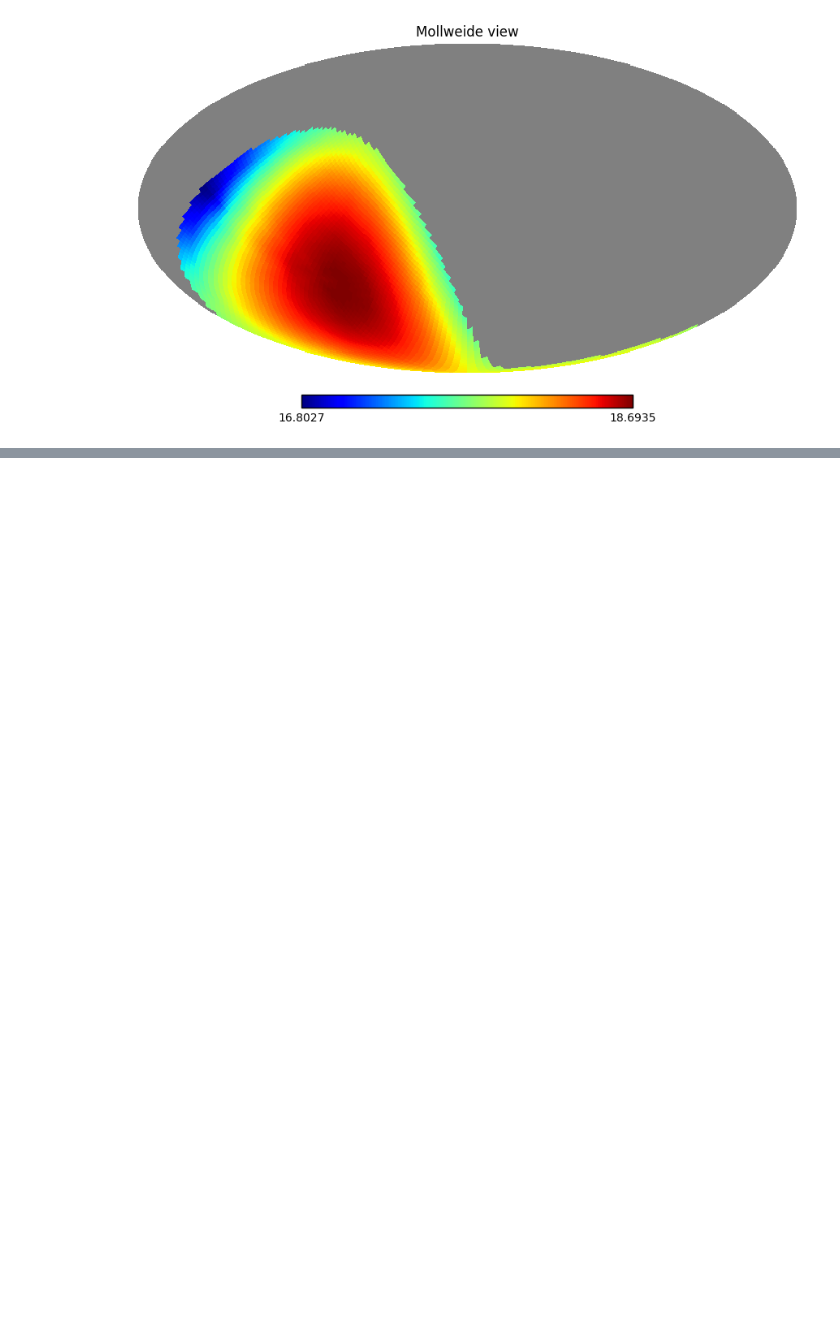
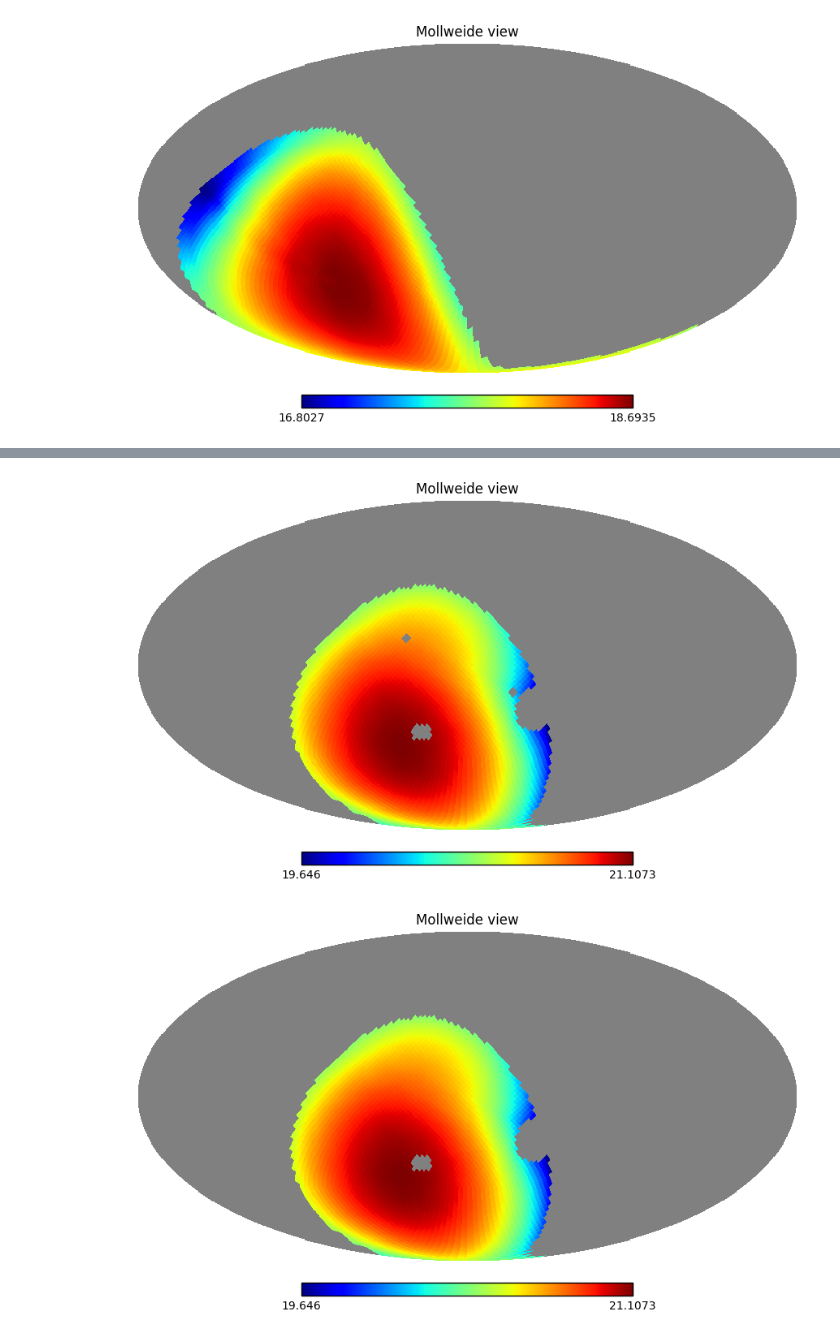
Before and after one commit to lsst-sims/legacy_sims_skybrightness_pre, a Jupyter notebook: examples/debug.ipynb, the cells around one changed output, grey strips where cells are left out. Cells and saved outputs as stored; diff of their text form; code cells hidden in the pictures; blank space fills up the shorter version.

```diff
--- a/examples/debug.ipynb
+++ b/examples/debug.ipynb
@@ -76,0 +137,9 @@ hp.mollview(mags['z'])
+# %%
+sky1 = sm.returnMags(sm.info['mjds'][100])
+sky2 = sm.returnMags(sm.info['mjds'][100], planet_mask=False)
+# %%
+hp.mollview(sky1['r'])
+hp.mollview(sky2['r'])
+# %% [output]
+[figure, added]
+[figure, added]
```
Also changed, not shown: parts of 8 cells of this notebook, 3 other files.
